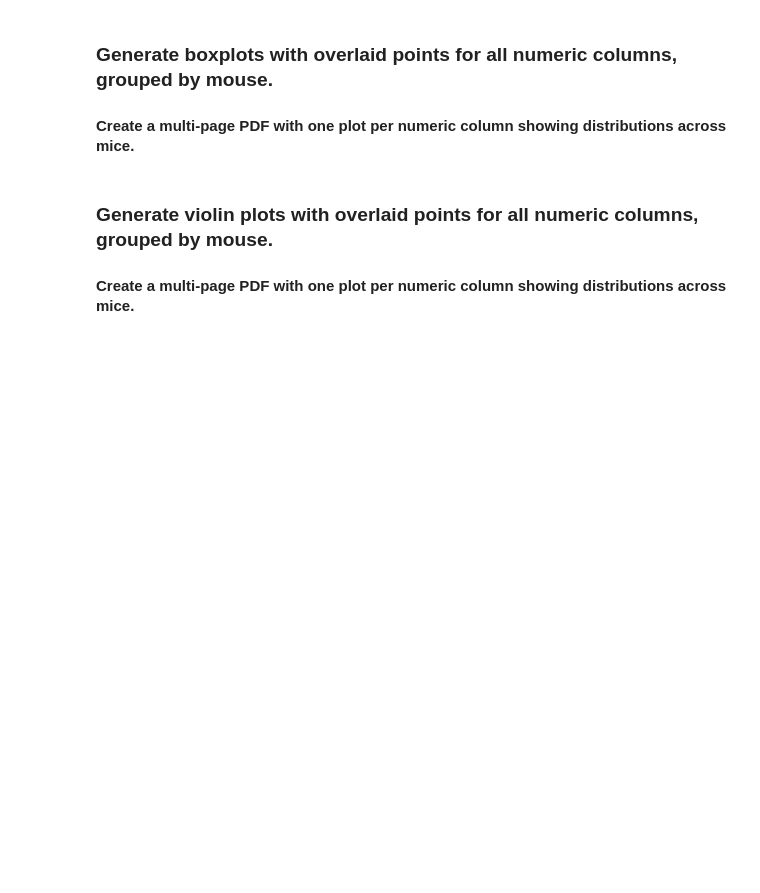
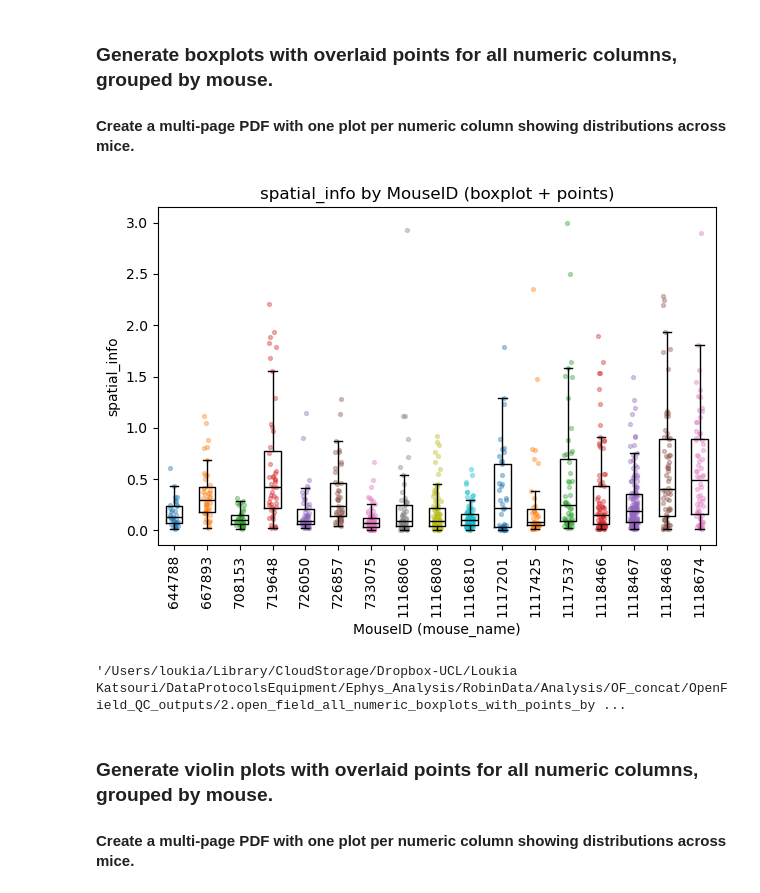
Before and after one commit to lkatsouri/NLGF_ephys_AXONA_data, a Jupyter notebook: ephys_LinearTrack_qc.ipynb, the cells around one changed output. Saved outputs shown, nothing was run; the diff lists cells and outputs as text; code cells hidden in the pictures; blank space fills up the shorter version.

```diff
--- a/ephys_LinearTrack_qc.ipynb
+++ b/ephys_LinearTrack_qc.ipynb
@@ -218,8 +331,8 @@ KeyError: "Column(s) ['field_size', 'mean_firing_rate', 'theta_modulation'] do n
 #### Create a multi-page PDF with one plot per numeric column showing distributions across mice.
 # %%
 mouse_col = "mouse_name"
-mice = sorted(df_linear_track[mouse_col].dropna().unique().tolist())
-numeric_cols = [c for c in df_linear_track.select_dtypes(include=[np.number]).columns if c != mouse_col]
+mice = sorted(df_open_field[mouse_col].dropna().unique().tolist())
+numeric_cols = [c for c in df_open_field.select_dtypes(include=[np.number]).columns if c != mouse_col]
 
 rng = np.random.default_rng(0)
 
@@ -254,39 +367,42 @@ def boxplot_with_points(ax, data, col, mice, jitter=0.12, point_size=8, alpha=0.
 # Example plot for spatial_info
 plt.figure()
 ax = plt.gca()
-boxplot_with_points(ax, df_linear_track, "spatial_info", mice)
+boxplot_with_points(ax, df_open_field, "spatial_info", mice)
 plt.tight_layout()
 plt.show()
 
 # Multi-page PDF (save next to the Excel file)
 pdf_path = os.path.join(
-    linear_track_DIR,
-    "linear_track_all_numeric_boxplots_with_points_by_mouse.pdf"
+    OPEN_FIELD_OUTDIR,
+    "2.open_field_all_numeric_boxplots_with_points_by_mouse.pdf"
 )
 
 with PdfPages(pdf_path) as pdf:
     fig = plt.figure(figsize=(11.69, 8.27))
     txt = (
-        "Open field dataset\n"
-        f"Rows: {len(df_linear_track):,} | Columns: {df_linear_track.shape[1]:,}\n"
+        "Linear Track dataset\n"
+        f"Rows: {len(df_open_field):,} | Columns: {df_open_field.shape[1]:,}\n"
         f"MouseID column: {mouse_col}\n"
         "Contents: one boxplot per numeric column, grouped by MouseID,\n"
         "with individual observations overlaid (jittered points).\n"
     )
     fig.text(0.05, 0.9, txt, fontsize=16, va="top")
     plt.axis("off")
     pdf.savefig(fig, bbox_inches="tight")
     plt.close(fig)
 
     for col in numeric_cols:
         fig = plt.figure(figsize=(11.69, 8.27))
         ax = fig.add_subplot(111)
-        boxplot_with_points(ax, df_linear_track, col, mice, jitter=0.12, point_size=6, alpha=0.4, showfliers=False)
+        boxplot_with_points(ax, df_open_field, col, mice, jitter=0.12, point_size=6, alpha=0.4, showfliers=False)
         fig.tight_layout()
         pdf.savefig(fig)
         plt.close(fig)
 
 pdf_path
+# %% [output]
+[figure, added]
+'/Users/loukia/Library/CloudStorage/Dropbox-UCL/Loukia Katsouri/DataProtocolsEquipment/Ephys_Analysis/RobinData/Analysis/OF_concat/OpenField_QC_outputs/2.open_field_all_numeric_boxplots_with_points_by ...
 # %% [markdown]
 ### Generate violin plots with overlaid points for all numeric columns, grouped by mouse.
 #### Create a multi-page PDF with one plot per numeric column showing distributions across mice.
```
Also changed, not shown: parts of 33 cells of this notebook.
